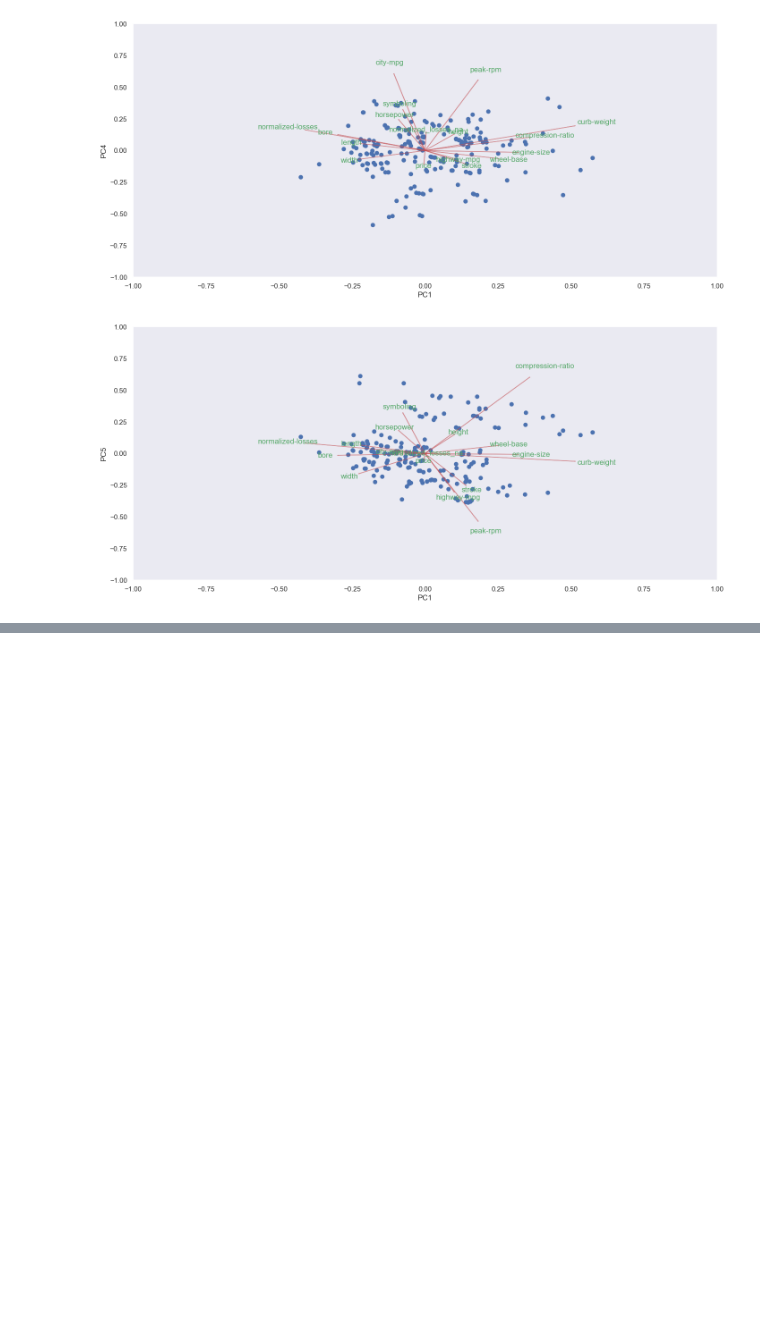
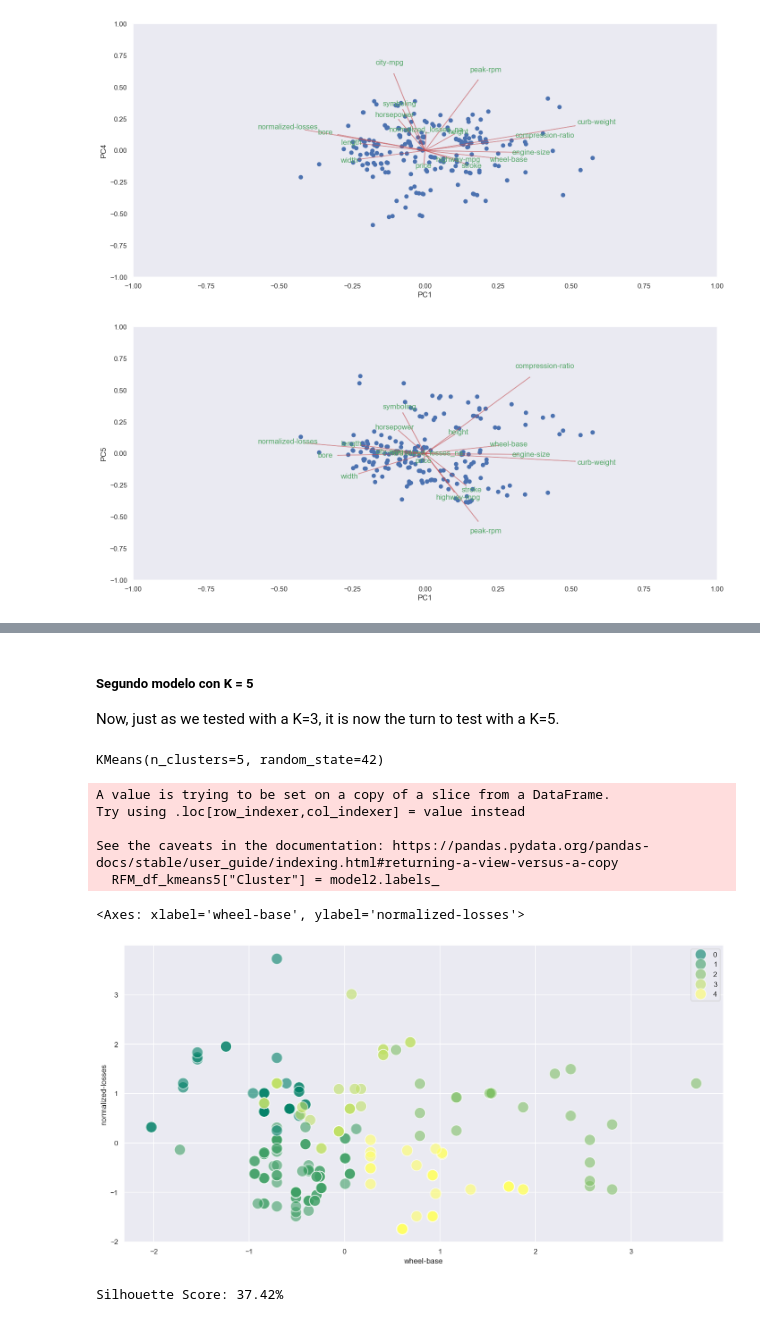
Before and after one commit to alejandro945/insurance-risk, a Jupyter notebook: src/main.ipynb, the cells around one changed output, grey strips where cells are left out. Drawn from its saved outputs; the diff is of its cells as text; code cells hidden in the pictures; blank space fills up the shorter version.

```diff
--- a/src/main.ipynb
+++ b/src/main.ipynb
@@ -1615,0 +1794,48 @@ PC5 está influenciado principalmente por las variables "Compression-ratio" (rev
+# %% [markdown]
+##### Segundo modelo con K = 5
+Now, just as we tested with a K=3, it is now the turn to test with a K=5.
+# %%
+model2 = KMeans(n_clusters=5, random_state=42, n_init='auto')
+model2.fit(RFM_df_importance)
+# %% [output]
+KMeans(n_clusters=5, random_state=42)
+# %%
+def groupByCluster5(RFM_df_importance, model2):
+    """
+    This function generates a summary of the clusters generated by a KMeans model.
+
+    Args:
+      df (pandas.DataFrame): DataFrame with the data used to generate the clusters.
+      model2: model of the kmeans fit
+
+    Returns:
+      RFM_df_kmeans5: the new Dataset
+    """
+    RFM_df_kmeans5 = RFM_df_importance
+    RFM_df_kmeans5["Cluster"] = model2.labels_
+    RFM_df_kmeans5.groupby("Cluster").agg({
+      "normalized-losses": "mean",
+      "wheel-base": "mean",
+      "length": "mean",
+      "symboling": "mean"
+    }).round(2)
+
+    return RFM_df_kmeans5
+
+RFM_df_kmeans5 = groupByCluster5(RFM_df_importance, model2)
+# %% [output]
+A value is trying to be set on a copy of a slice from a DataFrame.
+Try using .loc[row_indexer,col_indexer] = value instead
+
+See the caveats in the documentation: https://pandas.pydata.org/pandas-docs/stable/user_guide/indexing.html#returning-a-view-versus-a-copy
+  RFM_df_kmeans5["Cluster"] = model2.labels_
+# %%
+sns.scatterplot(data=RFM_df_importance,x='wheel-base',y='normalized-losses',hue=model2.labels_,s=300,alpha=0.6,palette='summer')
+# %% [output]
+<Axes: xlabel='wheel-base', ylabel='normalized-losses'>
+[figure, added]
+# %%
+silhouette = silhouette_score(dataframeToArray,model2.labels_)
+print("Silhouette Score:",str(np.round(silhouette*100,2)) + '%')
+# %% [output]
+Silhouette Score: 37.42%
```
Also changed, not shown: parts of 35 cells of this notebook.
